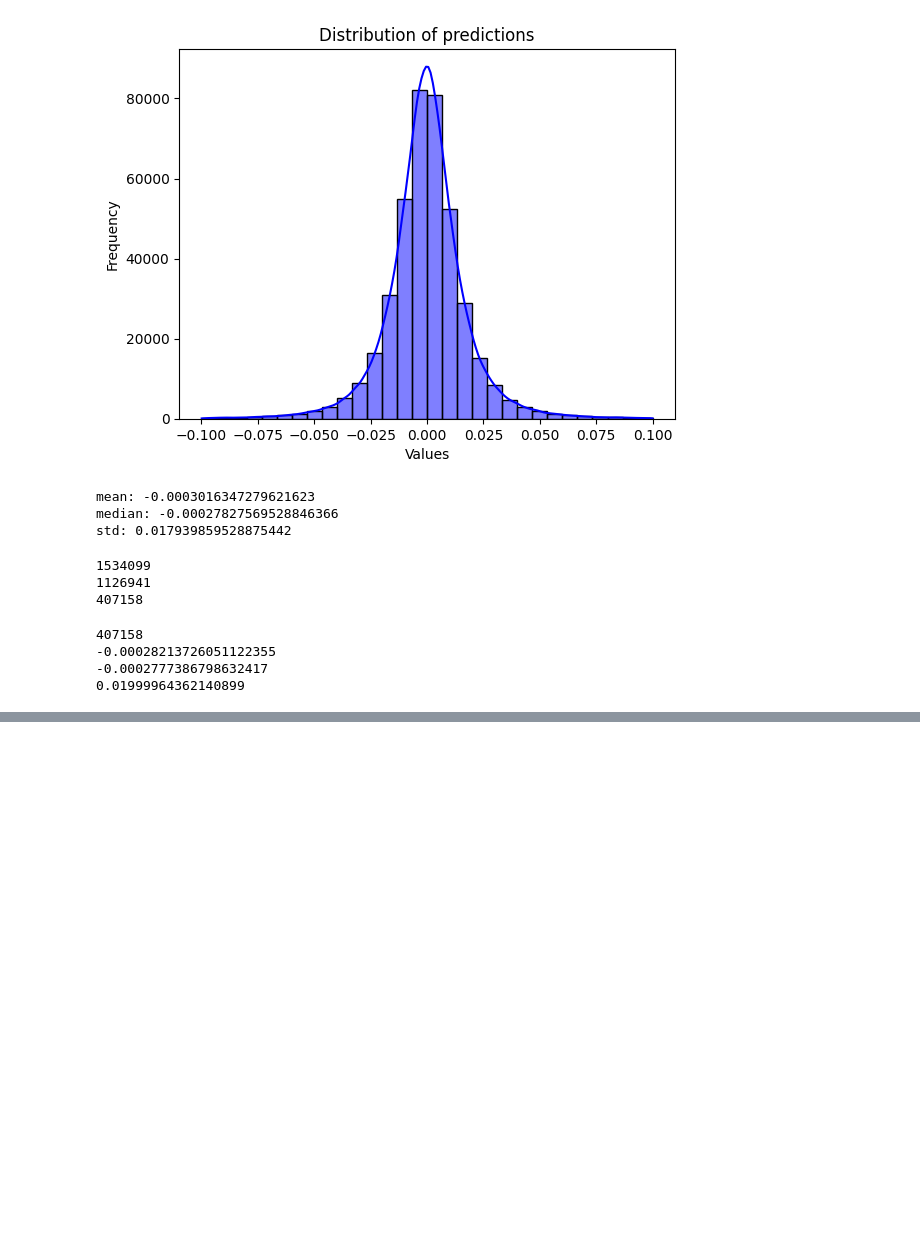
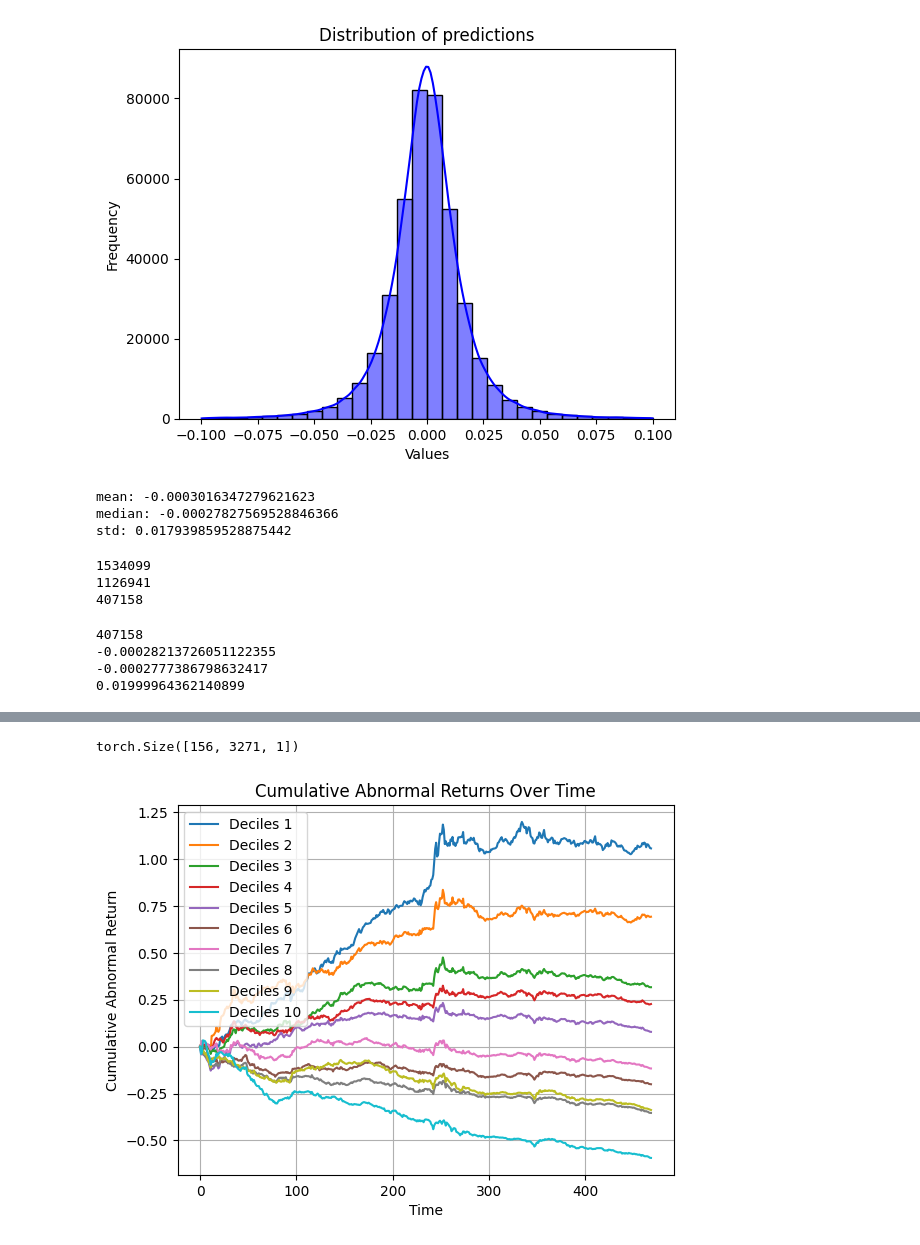
Before and after one commit to AlvisYan2025/MutualFundProtfolilSelection, a Jupyter notebook: mutualfundML.ipynb, the cells around one changed output, grey strips where cells are left out. Drawn from its saved outputs; the diff is of its cells as text; code cells hidden in the pictures; blank space fills up the shorter version.

```diff
--- a/mutualfundML.ipynb
+++ b/mutualfundML.ipynb
@@ -721,0 +816,9 @@ torch.save(model, 'trainedModels/curr')
+# %%
+train_fold_list = []
+root ='Data and Code for Machine-Learning the Skill of Mutual Fund Managers/deep_learning/output_RF/chronological_order/'
+for i in range(1, 9):
+    one_train_fold = []
+    for j in range(3):
+        path = root + f'Train_fold_{i}/fullnew46591640.950.00.0010.01naturalTestorder{j}/model-best'
+        one_train_fold.append(path)
+    train_fold_list.append(one_train_fold)
@@ -721,0 +844,42 @@ torch.save(model, 'trainedModels/curr')
+# %%
+def get_mean_elementwise(tensor_list):
+    stacked_tensors = torch.stack(tensor_list)
+    mean_tensor = torch.mean(stacked_tensors, dim=0)
+    return mean_tensor
+# %%
+outputs = get_mean_elementwise(all_outputs)
+output.shape
+# %% [output]
+torch.Size([156, 3271, 1])
+# %%
+all_labels = np.expand_dims(data['data'][:, :, 0], axis=2) #all labels [time, funds]
+for i in range (1, 11):
+    exec(f'timestep_return_{i} = []')
+timesteps = 468
+for i in range (0, timesteps):
+    #sort funds based on model prediction
+    timestep_pred = outputs[i,:,0] #take predictions of teh specific timestep
+    timestep_label = all_labels[i,:,0] #take labels of the specific timestep
+    mask = get_valid_label_mask_month(timestep_label)
+    timestep_pred_valid = timestep_pred[mask]
+    timestep_label_valid = timestep_label[mask]
+    fund_data = sort_fund(timestep_pred_valid.detach().numpy())
+    for j in range (1, 11):
+        decile_ind = select_decile(fund_data, j)
+        decile = torch.tensor(timestep_label_valid)[decile_ind] #[funds, 1]
+        #print('decile shape',decile.shape)
+        #print("decile", decile)
+        return_month = equal_weight(decile) #the weighted return for the month
+        if return_month.isnan():
+            print("time", i)
+            invalid_time_list.append(i)
+            invalid_funds_list.append(decile_ind)
+        exec(f'timestep_return_{j}.append(return_month)')
+all_timestep_return = []
+labels = []
+for i in range (1, 11):
+    exec(f'all_timestep_return.append(timestep_return_{i})')
+    labels.append(f'Deciles {i}')
+plot_returns(all_timestep_return, labels, cumulative=True)
+# %% [output]
+[figure, added]
```
Also changed, not shown: parts of 24 cells of this notebook, 1 other file.
